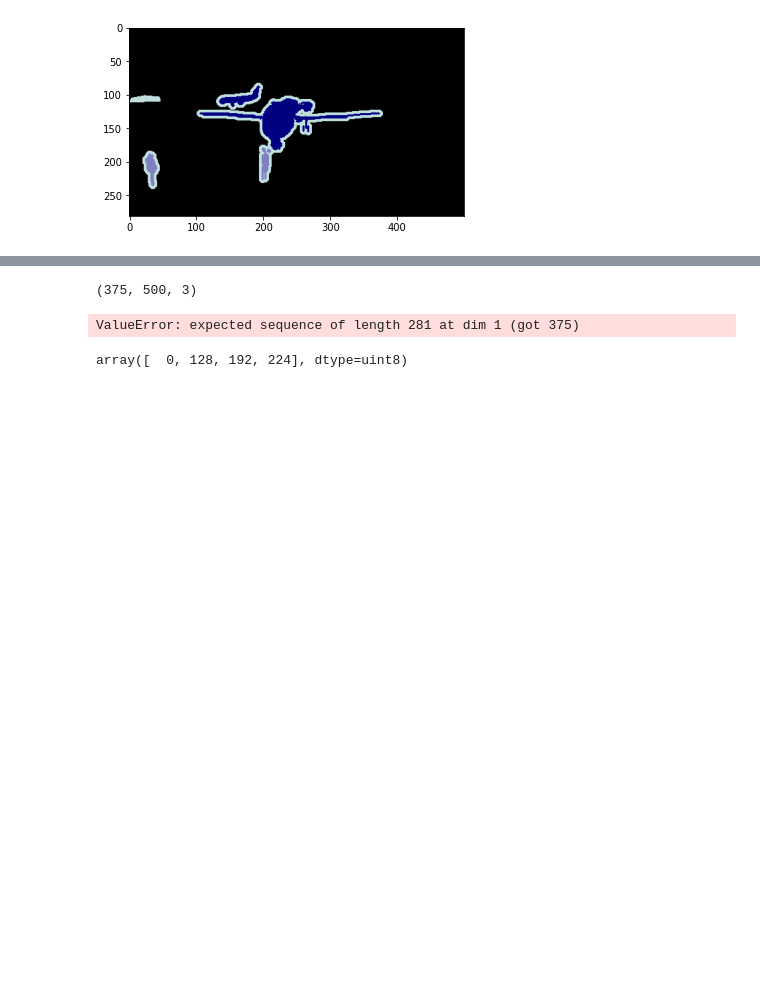
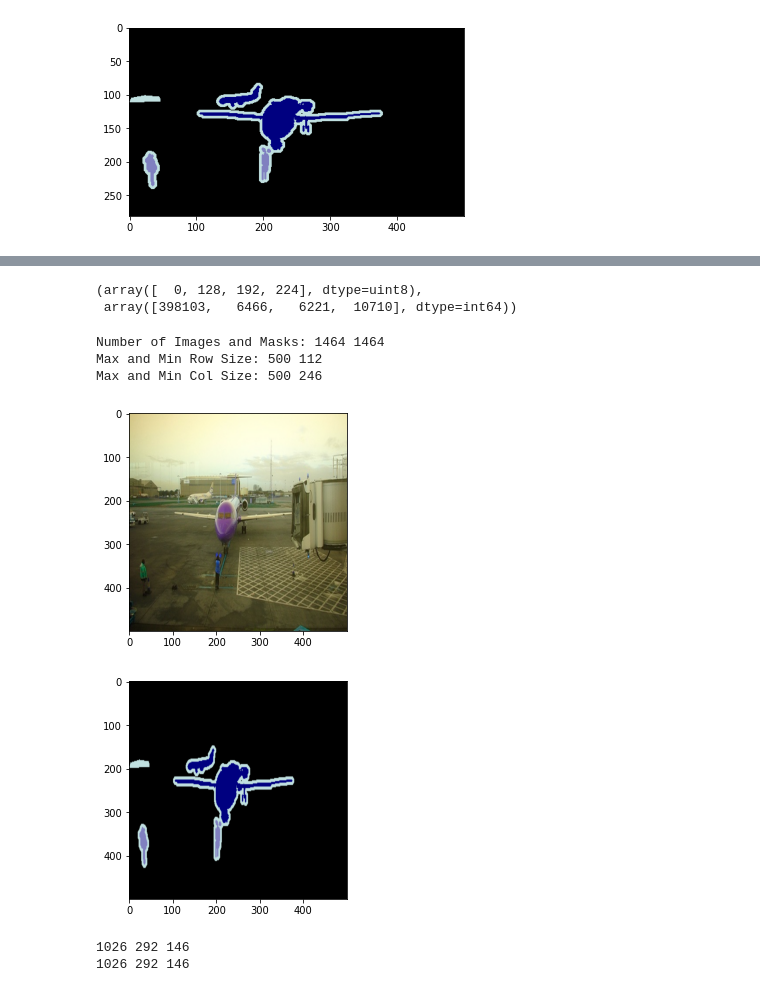
Before and after one commit to devKhush/Computer-Vision-Assignments, a Jupyter notebook: Assignment-1/Q2/Solution.ipynb, the cells around one changed output, grey strips where cells are left out. Drawn from its saved outputs; the diff is of its cells as text; code cells hidden in the pictures; blank space fills up the shorter version.

```diff
--- a/Assignment-1/Q2/Solution.ipynb
+++ b/Assignment-1/Q2/Solution.ipynb
@@ -67,13 +62,5 @@ print(len(images), len(masks))
-# %%
-images[1].shape
-# %% [output]
-(375, 500, 3)
-# %%
-images = torch.tensor(images)
-masks = np.array(masks)
-# %% [output]
-ValueError: expected sequence of length 281 at dim 1 (got 375)
 # %%
-np.unique(mask)
+np.unique(mask, return_counts=True)
 # %% [output]
-array([  0, 128, 192, 224], dtype=uint8)
+(array([  0, 128, 192, 224], dtype=uint8),
+ array([398103,   6466,   6221,  10710], dtype=int64))
@@ -79,0 +81,37 @@ array([  0, 128, 192, 224], dtype=uint8)
+# %%
+print('Number of Images and Masks:', len(images), len(masks))
+print('Max and Min Row Size:', max_row_size, min_row_size)
+print('Max and Min Col Size:', max_col_size, min_col_size)
+# %% [output]
+Number of Images and Masks: 1464 1464
+Max and Min Row Size: 500 112
+Max and Min Col Size: 500 246
+# %%
+# resize img to 500x500
+img2 = cv2.resize(img, (500, 500))
+plt.imshow(img2);
+plt.show()
+mask2 = cv2.resize(mask, (500, 500))
+plt.imshow(mask2);
+plt.show()
+# %% [output]
+[figure, added]
+[figure, added]
+# %%
+# calculate the indices for the splits
+val_split = int(0.2 * len(images))
+test_split = int(0.1 * len(images))
+
+# create the splits
+train_images = images[val_split+test_split:]
+val_images = images[:val_split]
+test_images = images[val_split:val_split+test_split]
+train_masks = masks[val_split+test_split:]
+val_masks = masks[:val_split]
+test_masks = masks[val_split:val_split+test_split]
+
+print(len(train_images), len(val_images), len(test_images))
+print(len(train_masks), len(val_masks), len(test_masks))
+# %% [output]
+1026 292 146
+1026 292 146
```
Also changed, not shown: parts of 11 cells of this notebook, 2 other files.
